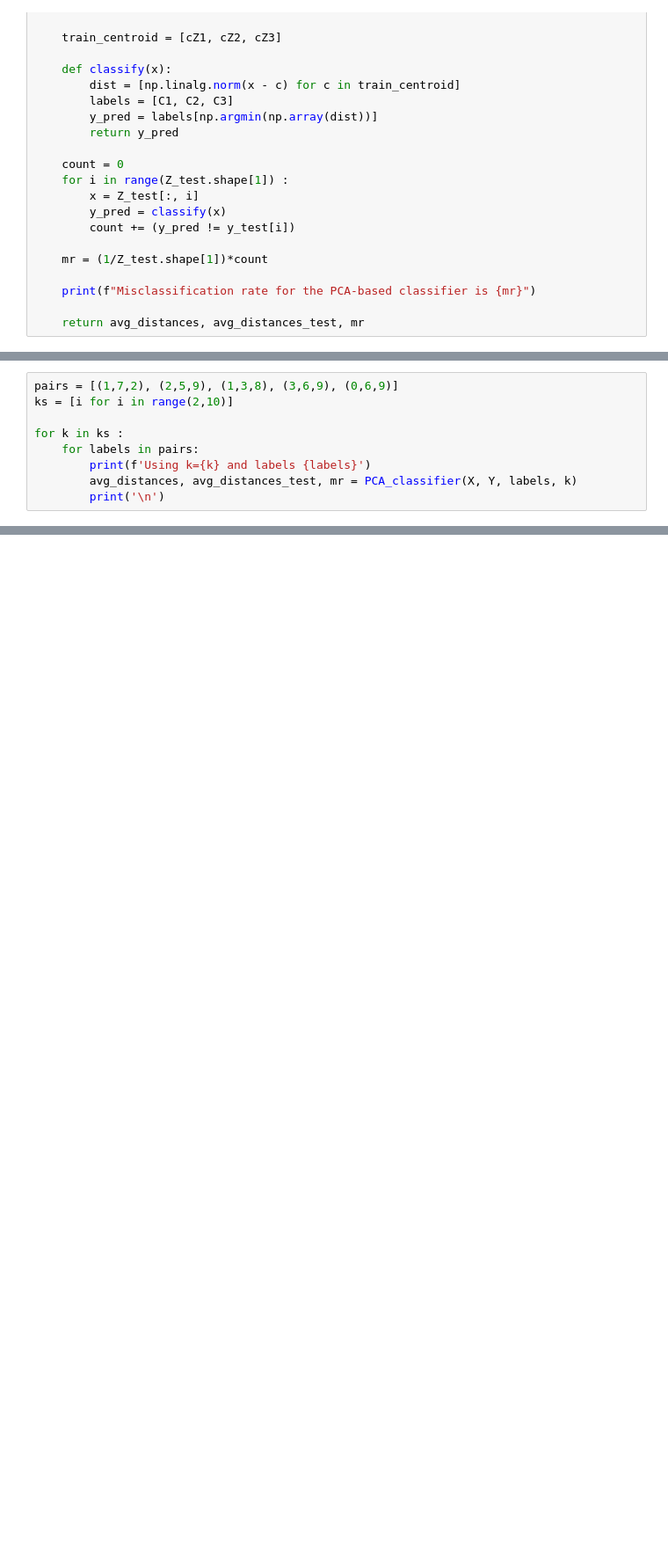
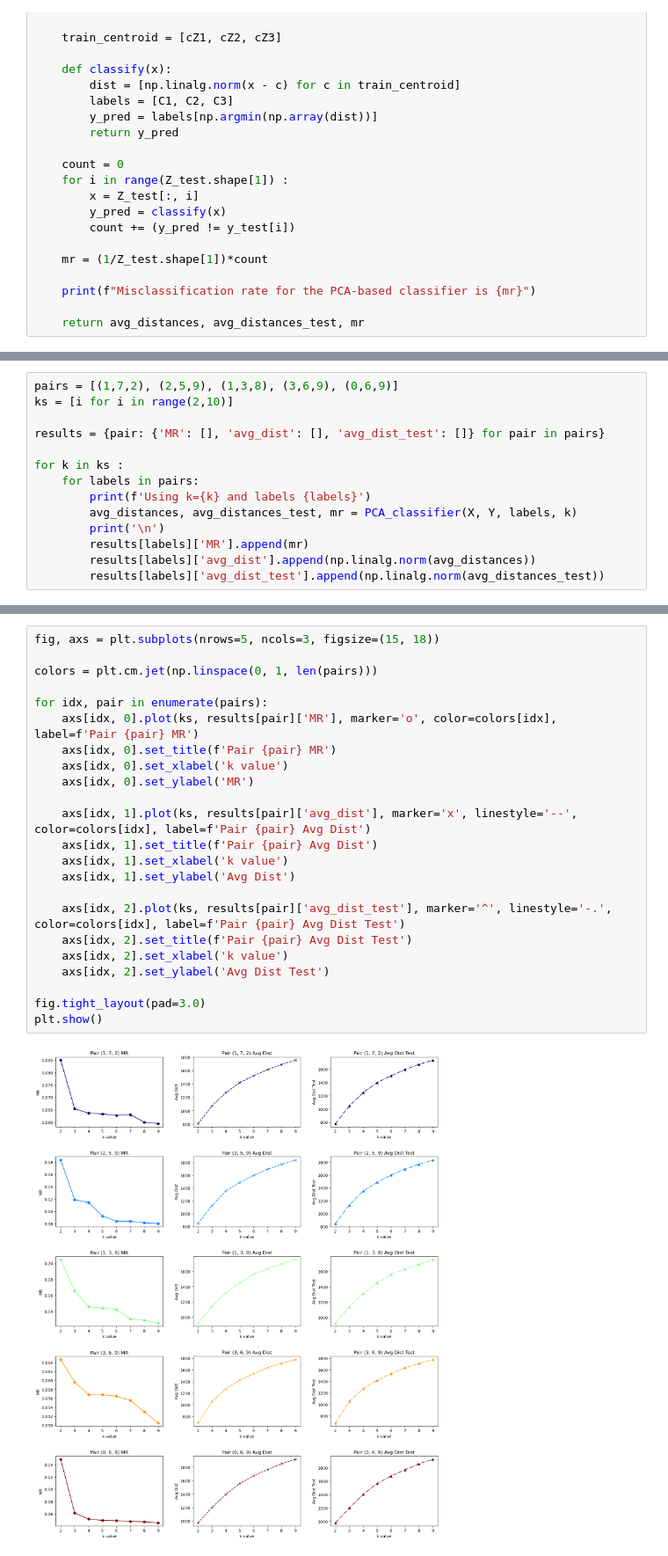
Before and after one commit to AngeloGalav/statistical-and-mathematical-methods, a Jupyter notebook: hw2/3_pca.ipynb, the cells around one changed output, grey strips where cells are left out. Shown at 88% size. Cells and saved outputs as stored; diff of their text form; blank space fills up the shorter version.

Commit message:
hw2
- reran all notebooks
- add missing comments in pca
- add visualization step in pca

```diff
--- a/hw2/3_pca.ipynb
+++ b/hw2/3_pca.ipynb
@@ -219,11 +221,16 @@ Misclassification rate for the PCA-based classifier is 0.14895666131621188
 # %%
 pairs = [(1,7,2), (2,5,9), (1,3,8), (3,6,9), (0,6,9)]
 ks = [i for i in range(2,10)]
+
+results = {pair: {'MR': [], 'avg_dist': [], 'avg_dist_test': []} for pair in pairs}
 
 for k in ks :
     for labels in pairs:
         print(f'Using k={k} and labels {labels}')
         avg_distances, avg_distances_test, mr = PCA_classifier(X, Y, labels, k)
         print('\n')
+        results[labels]['MR'].append(mr)
+        results[labels]['avg_dist'].append(np.linalg.norm(avg_distances))
+        results[labels]['avg_dist_test'].append(np.linalg.norm(avg_distances_test))
 # %% [output]
 Using k=2 and labels (1, 7, 2)
@@ -247,0 +253,25 @@ inserire commento qui
+# %%
+fig, axs = plt.subplots(nrows=5, ncols=3, figsize=(15, 18))
+
+colors = plt.cm.jet(np.linspace(0, 1, len(pairs)))
+
+for idx, pair in enumerate(pairs):
+    axs[idx, 0].plot(ks, results[pair]['MR'], marker='o', color=colors[idx], label=f'Pair {pair} MR')
+    axs[idx, 0].set_title(f'Pair {pair} MR')
+    axs[idx, 0].set_xlabel('k value')
+    axs[idx, 0].set_ylabel('MR')
+
+    axs[idx, 1].plot(ks, results[pair]['avg_dist'], marker='x', linestyle='--', color=colors[idx], label=f'Pair {pair} Avg Dist')
+    axs[idx, 1].set_title(f'Pair {pair} Avg Dist')
+    axs[idx, 1].set_xlabel('k value')
+    axs[idx, 1].set_ylabel('Avg Dist')
+
+    axs[idx, 2].plot(ks, results[pair]['avg_dist_test'], marker='^', linestyle='-.', color=colors[idx], label=f'Pair {pair} Avg Dist Test')
+    axs[idx, 2].set_title(f'Pair {pair} Avg Dist Test')
+    axs[idx, 2].set_xlabel('k value')
+    axs[idx, 2].set_ylabel('Avg Dist Test')
+
+fig.tight_layout(pad=3.0)
+plt.show()
+# %% [output]
+[figure, added]
```
Also changed, not shown: parts of 11 cells of this notebook, 3 other files.
